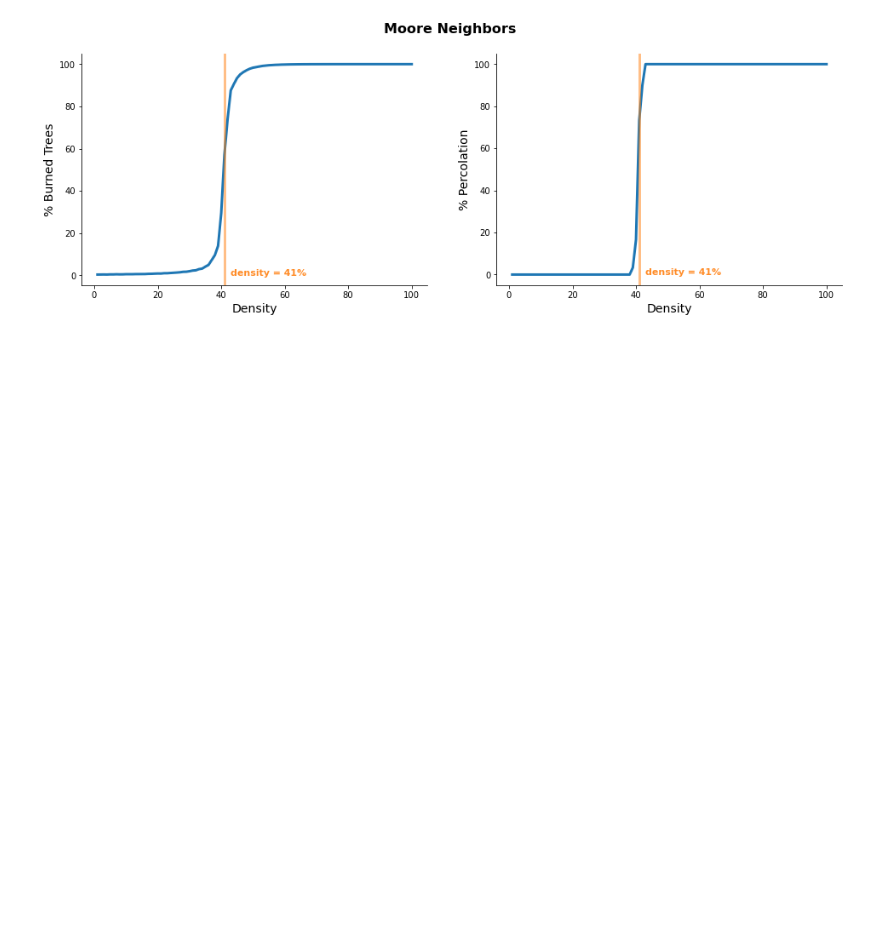
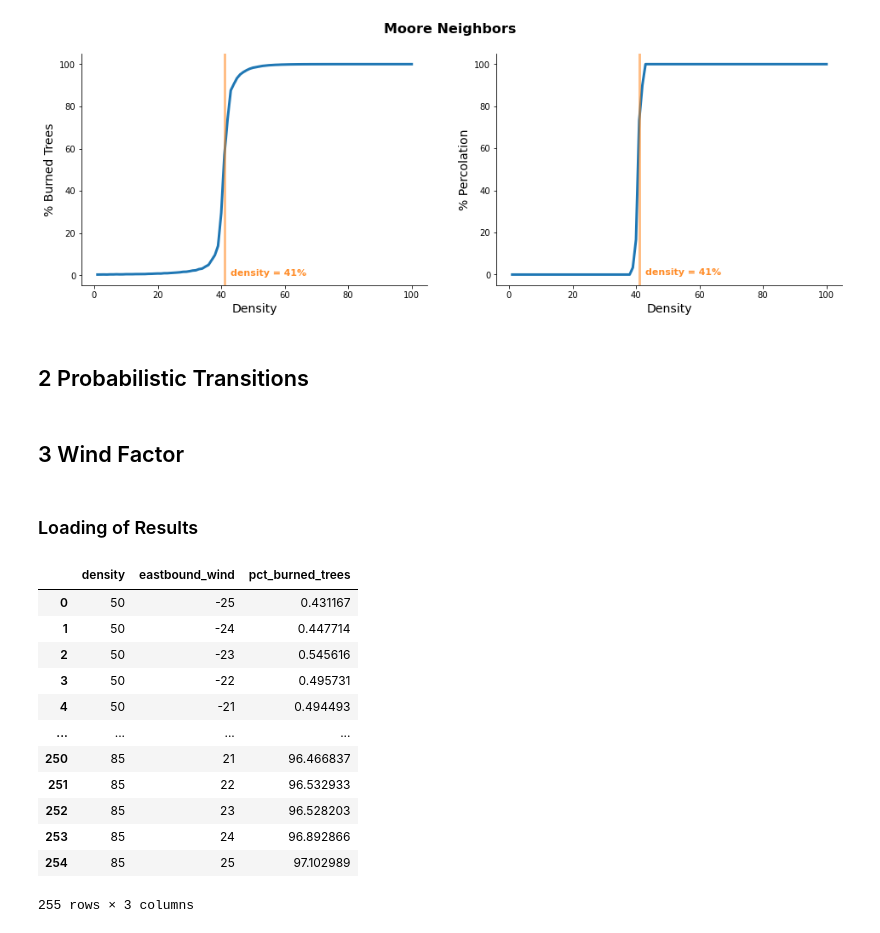
Before and after one commit to leolorenzoii/percolation_diffusion, a Jupyter notebook: notebooks/03_Fire_Model_Extensions.ipynb, the cells around one changed output. Drawn from its saved outputs; the diff is of its cells as text; code cells hidden in the pictures; blank space fills up the shorter version.

```diff
--- a/notebooks/03_Fire_Model_Extensions.ipynb
+++ b/notebooks/03_Fire_Model_Extensions.ipynb
@@ -89,3 +89,9 @@ for ax in axes:
 fig.suptitle("Moore Neighbors", fontsize=16, weight='bold');
 # %% [output]
 [figure]
+# %% [markdown]
+## 2 Probabilistic Transitions
+# %% [markdown]
+## 3 Wind Factor
+# %% [markdown]
+### Loading of Results
@@ -91,0 +118,16 @@ fig.suptitle("Moore Neighbors", fontsize=16, weight='bold');
+# %%
+wind_bt
+# %% [output]
+|  | density | eastbound_wind | pct_burned_trees |
+| 0 | 50 | -25 | 0.431167 |
+| 1 | 50 | -24 | 0.447714 |
+| 2 | 50 | -23 | 0.545616 |
+| 3 | 50 | -22 | 0.495731 |
+| 4 | 50 | -21 | 0.494493 |
+| ... | ... | ... | ... |
+| 250 | 85 | 21 | 96.466837 |
+| 251 | 85 | 22 | 96.532933 |
+| 252 | 85 | 23 | 96.528203 |
+| 253 | 85 | 24 | 96.892866 |
+| 254 | 85 | 25 | 97.102989 |
+255 rows × 3 columns
```
Also changed, not shown: parts of 5 cells of this notebook.
